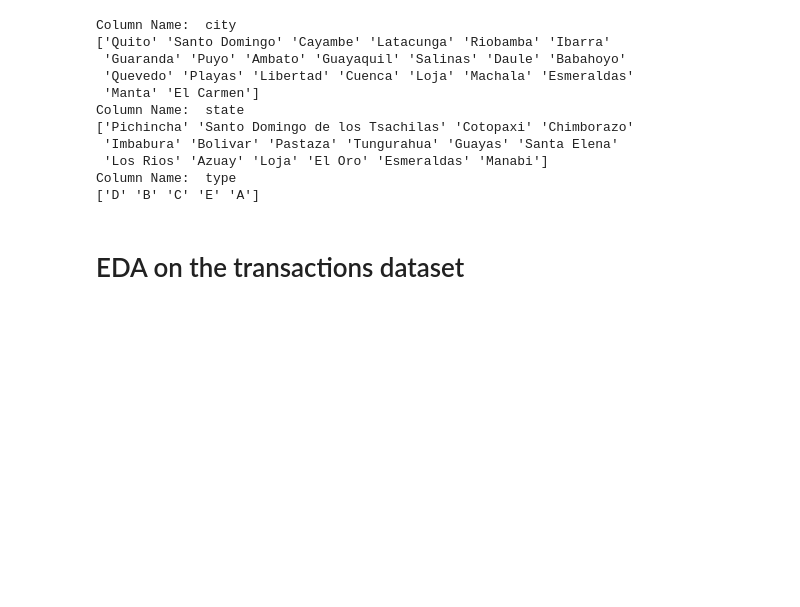
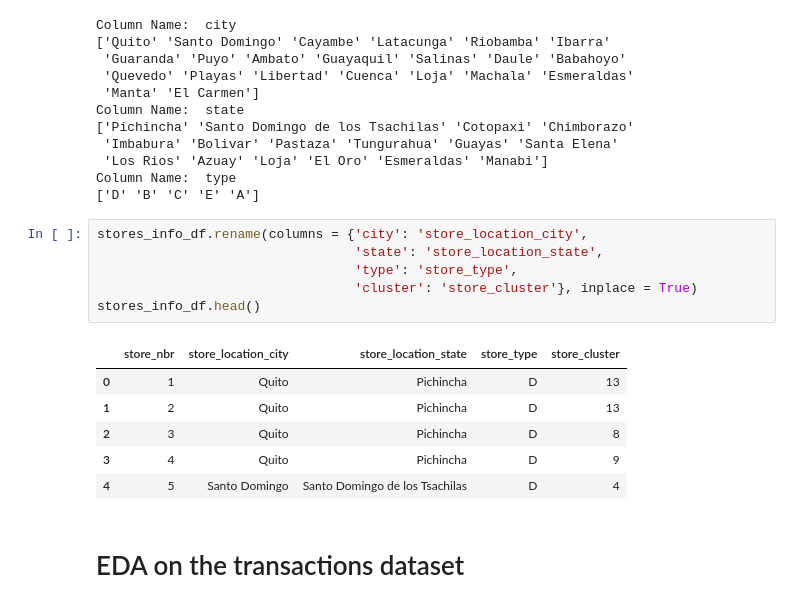
Before and after one commit to abhamolri/kaggle-store-sales-prediction, a Jupyter notebook: notebooks/exploratory_data_analysis.ipynb, the cells around one changed output. Drawn from its saved outputs; the diff is of its cells as text; blank space fills up the shorter version.

```diff
--- a/notebooks/exploratory_data_analysis.ipynb
+++ b/notebooks/exploratory_data_analysis.ipynb
@@ -224,6 +230,19 @@ Column Name:  state
  'Los Rios' 'Azuay' 'Loja' 'El Oro' 'Esmeraldas' 'Manabi']
 Column Name:  type
 ['D' 'B' 'C' 'E' 'A']
+# %%
+stores_info_df.rename(columns = {'city': 'store_location_city',
+                                 'state': 'store_location_state',
+                                 'type': 'store_type',
+                                 'cluster': 'store_cluster'}, inplace = True)
+stores_info_df.head()
+# %% [output]
+|  | store_nbr | store_location_city | store_location_state | store_type | store_cluster |
+| 0 | 1 | Quito | Pichincha | D | 13 |
+| 1 | 2 | Quito | Pichincha | D | 13 |
+| 2 | 3 | Quito | Pichincha | D | 8 |
+| 3 | 4 | Quito | Pichincha | D | 9 |
+| 4 | 5 | Santo Domingo | Santo Domingo de los Tsachilas | D | 4 |
 # %% [markdown]
 # EDA on the transactions dataset
 # %%
```
Also changed, not shown: parts of 19 cells of this notebook.
